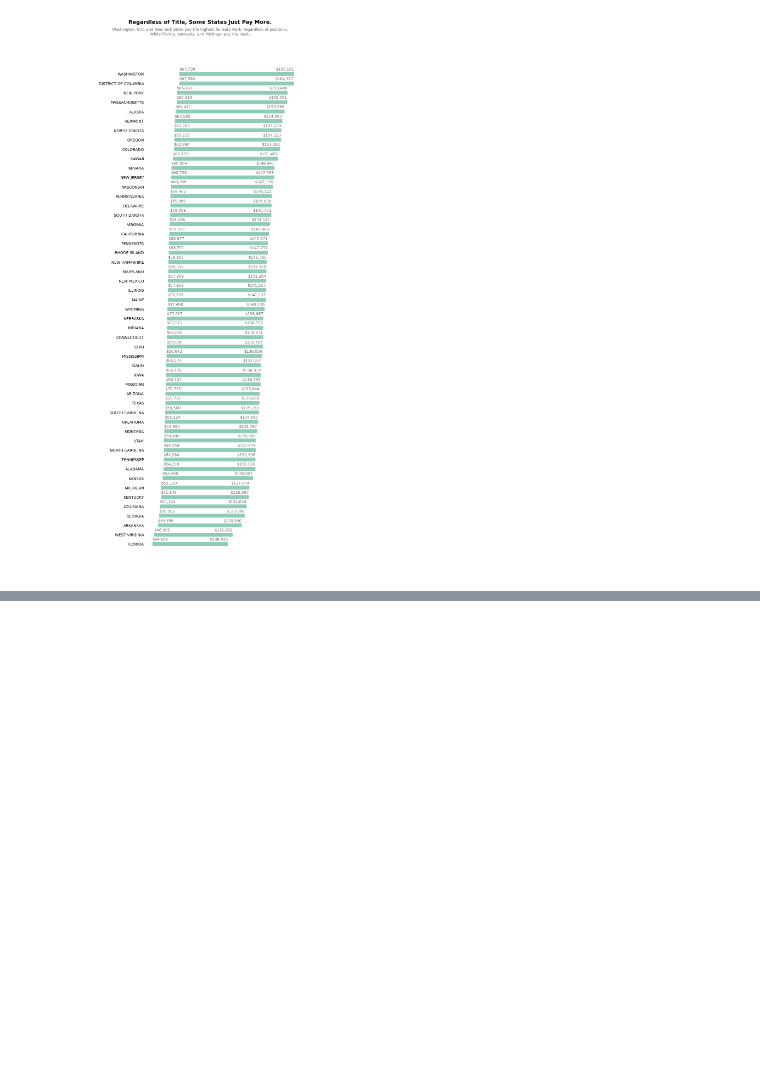
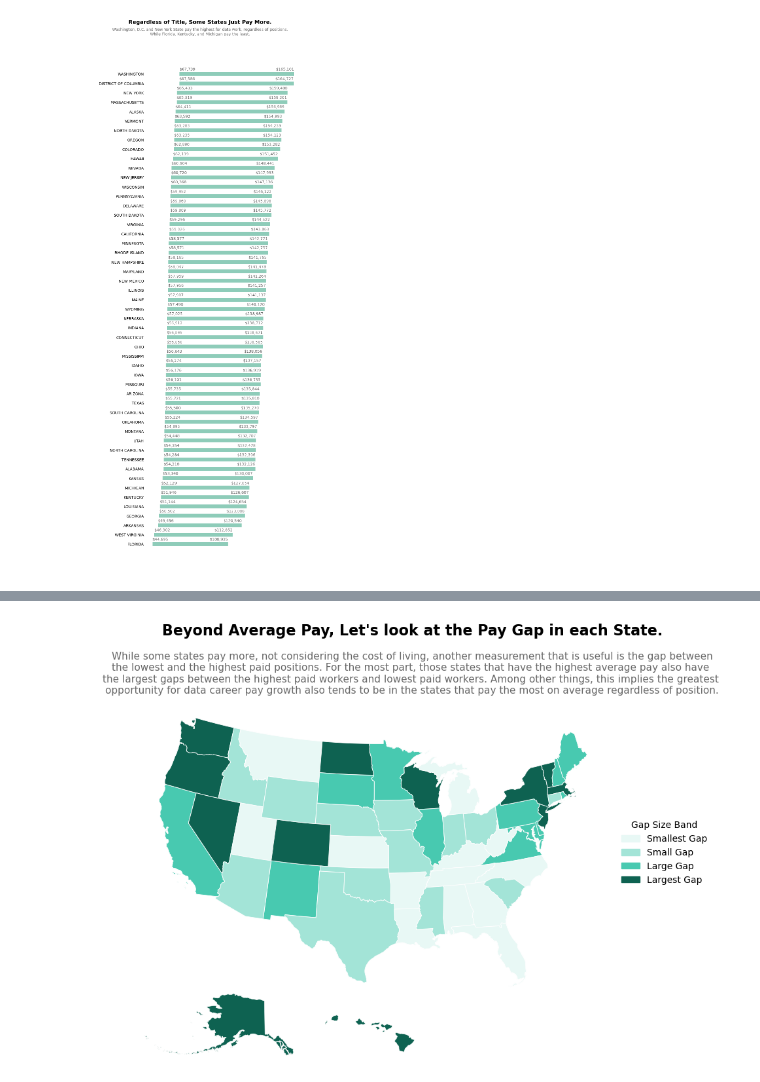
Before and after one commit to jhnboyy/CUNY_SPS_WORK, a Jupyter notebook: FALL2025/DATA608/Story4/Story4.ipynb, the cells around one changed output, grey strips where cells are left out. Drawn from its saved outputs; the diff is of its cells as text; code cells hidden in the pictures; blank space fills up the shorter version.

```diff
--- a/FALL2025/DATA608/Story4/Story4.ipynb
+++ b/FALL2025/DATA608/Story4/Story4.ipynb
@@ -276,0 +242,35 @@ fig, axes = vl.make_state_map_insets(
+# %%
+## Map – Pay gap between highest and lowest data role
+
+viz_2["gap_band"] = pd.qcut(
+    viz_2["pay_gap_k"],
+    q=4,
+    labels=["Smallest Gap", "Small Gap", "Large Gap", "Largest Gap"]
+).astype(str)   # <--- important change
+
+gap_colors = {
+    "Smallest Gap": "#e8f8f5",
+    "Small Gap":    "#a3e4d7",
+    "Large Gap":    "#48c9b0",
+    "Largest Gap":  "#0e6251",
+}
+
+fig, axes = vl.make_state_map_insets(
+    viz_2,
+    state_col="state",
+    category_col="gap_band",
+    colors=gap_colors,
+    title="Beyond Average Pay, Let's look at the Pay Gap in each State.",
+    subtitle=(
+        "While some states pay more, not considering the cost of living, another measurement that is useful is the gap between\n"
+        "the lowest and the highest paid positions. For the most part, those states that have the highest average pay also have \n"
+        "the largest gaps between the highest paid workers and lowest paid workers. Among other things, this implies the greatest \n"
+        "opportunity for data career pay growth also tends to be in the states that pay the most on average regardless of position."
+    ),
+    legend_title="Gap Size Band",
+    title_y=1.05,
+    subtitle_pad=30,
+    figsize=(10, 7)
+)
+# %% [output]
+[figure, added]
```
Also changed, not shown: parts of 9 cells of this notebook, 1 other file.
